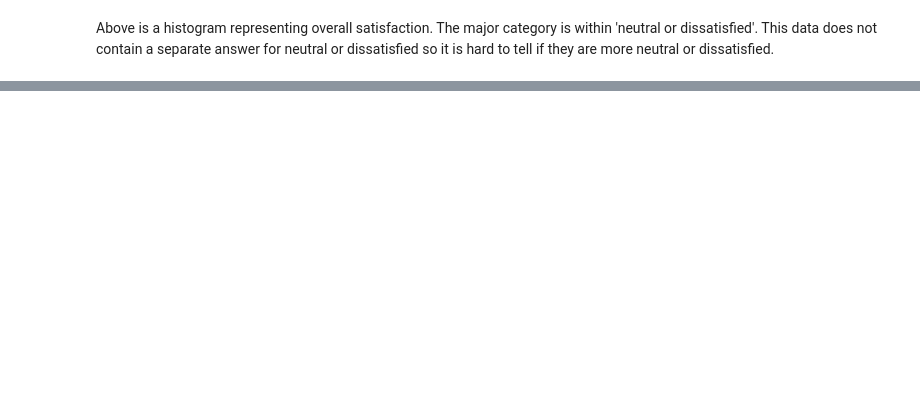
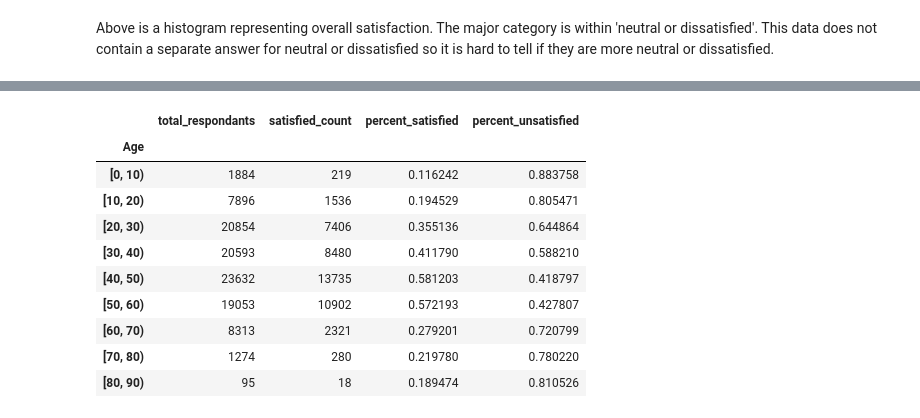
Before and after one commit to pemiran1/Capstone-Two-Airline-Satisfaction-Project, a Jupyter notebook: airline-project.ipynb, the cells around one changed output, grey strips where cells are left out. Cells and saved outputs as stored; diff of their text form; code cells hidden in the pictures; blank space fills up the shorter version.

Commit message:
Kaggle Notebook | Airline Project Part 1 | Version 18

```diff
--- a/airline-project.ipynb
+++ b/airline-project.ipynb
@@ -455,12 +455,12 @@ sns.histplot(binwidth=0.5, x="Gender", hue="satisfaction", data=airline_data, st
 # %% [markdown]
 The bar plot above shows airline Gender vs. Satisfaction data. In general, both genders have higher neutrality or dissatisfaction compared to satisfaction. Although it seems that there is a larger amount of female vs. male passangers.
 # %%
-airline_data.loc[airline_data['Age']<=19, 'age_group'] = '0-19'
-airline_data.loc[airline_data['Age'].between(20,29), 'age_group'] = '20-29'
-airline_data.loc[airline_data['Age'].between(30,39), 'age_group'] = '30-39'
-airline_data.loc[airline_data['Age'].between(40,49), 'age_group'] = '40-49'
-airline_data.loc[airline_data['Age'].between(50,59), 'age_group'] = '50-59'
-airline_data.loc[airline_data['Age'].between(60,69), 'age_group'] = '60-69'
-airline_data.loc[airline_data['Age'].between(70,79), 'age_group'] = '70-79'
-airline_data.loc[airline_data['Age']>79, 'age_group'] = '80-100'
+# airline_data.loc[airline_data['Age']<=19, 'age_group'] = '0-19'
+# airline_data.loc[airline_data['Age'].between(20,29), 'age_group'] = '20-29'
+# airline_data.loc[airline_data['Age'].between(30,39), 'age_group'] = '30-39'
+# airline_data.loc[airline_data['Age'].between(40,49), 'age_group'] = '40-49'
+# airline_data.loc[airline_data['Age'].between(50,59), 'age_group'] = '50-59'
+# airline_data.loc[airline_data['Age'].between(60,69), 'age_group'] = '60-69'
+# airline_data.loc[airline_data['Age'].between(70,79), 'age_group'] = '70-79'
+# airline_data.loc[airline_data['Age']>79, 'age_group'] = '80-100'
 # %%
@@ -485,2 +481,12 @@ plt.show()
 # %% [markdown]
 Above is a histogram representing overall satisfaction. The major category is within 'neutral or dissatisfied'. This data does not contain a separate answer for neutral or dissatisfied so it is hard to tell if they are more neutral or dissatisfied.
+# %%
+airline_data['satisfaction'] = airline_data['satisfaction'].replace({'neutral or dissatisfied': 0, 'satisfied': 1})
+# %%
+import pandas as pd
+
+sat_by_age = airline_data[['Age', 'satisfaction']]\
+    .groupby(pd.cut(airline_data['Age'], [0, 10, 20, 30, 40, 50, 60, 70, 80, 90], right = False))[['satisfaction']].count()\
+    .rename({'satisfaction': 'total_respondants'}, axis = 'columns')
+
+sat_by_age
@@ -486,0 +505,5 @@ Above is a histogram representing overall satisfaction. The major category is wi
+# %%
+sat_by_age['satisfied_count'] = airline_data[['Age', 'satisfaction']]\
+    .groupby(pd.cut(airline_data['Age'], [0, 10, 20, 30, 40, 50, 60, 70, 80, 90], right = False))[['satisfaction']].sum()
+
+sat_by_age
@@ -486,0 +522,20 @@ Above is a histogram representing overall satisfaction. The major category is wi
+# %%
+sat_by_age['percent_satisfied'] = \
+    sat_by_age['satisfied_count'] / sat_by_age['total_respondants']
+
+sat_by_age['percent_unsatisfied'] = \
+    (sat_by_age['total_respondants'] - sat_by_age['satisfied_count']) / sat_by_age['total_respondants']
+
+sat_by_age
+# %% [output]
+|  | total_respondants | satisfied_count | percent_satisfied | percent_unsatisfied |
+| Age |  |  |  |  |
+| [0, 10) | 1884 | 219 | 0.116242 | 0.883758 |
+| [10, 20) | 7896 | 1536 | 0.194529 | 0.805471 |
+| [20, 30) | 20854 | 7406 | 0.355136 | 0.644864 |
+| [30, 40) | 20593 | 8480 | 0.411790 | 0.588210 |
+| [40, 50) | 23632 | 13735 | 0.581203 | 0.418797 |
+| [50, 60) | 19053 | 10902 | 0.572193 | 0.427807 |
+| [60, 70) | 8313 | 2321 | 0.279201 | 0.720799 |
+| [70, 80) | 1274 | 280 | 0.219780 | 0.780220 |
+| [80, 90) | 95 | 18 | 0.189474 | 0.810526 |
```
Also changed, not shown: parts of 4 cells of this notebook.
